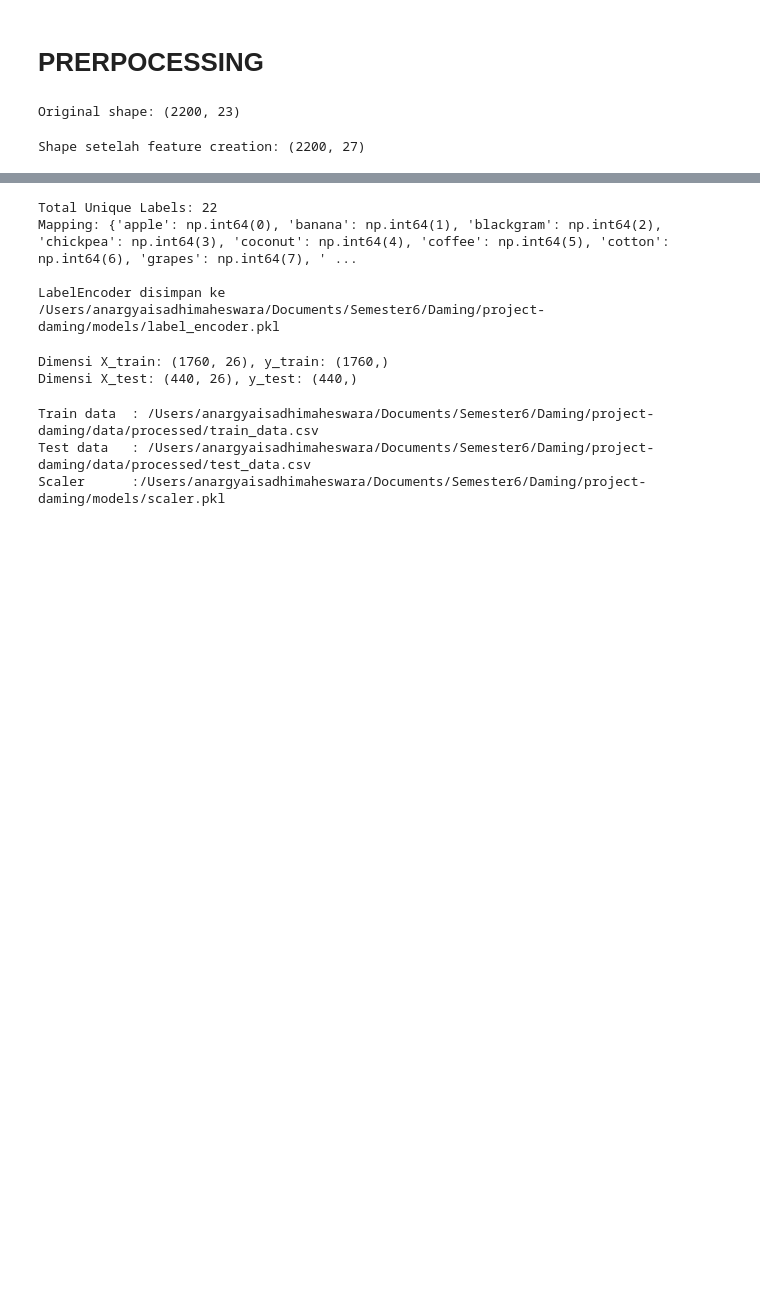
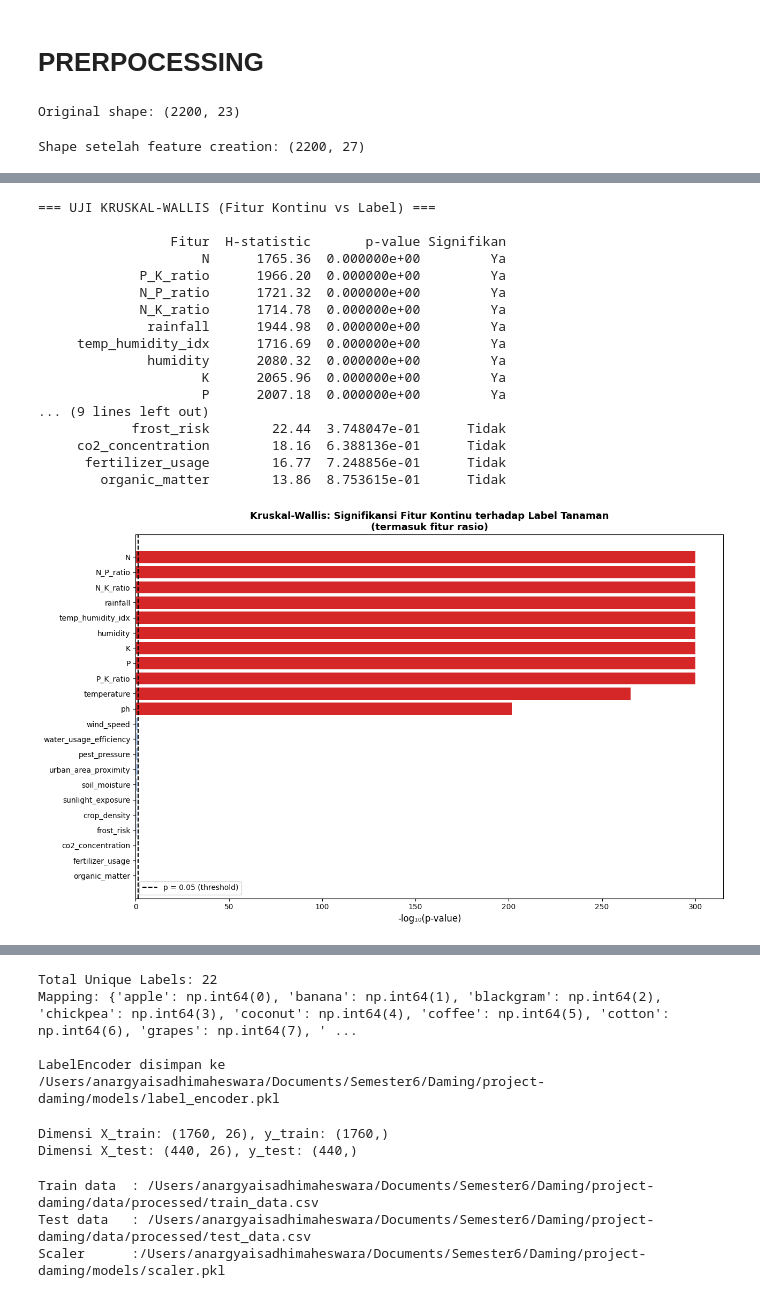
Before and after one commit to faqihfirman/project-daming, a Jupyter notebook: notebooks/preprocessing.ipynb, the cells around one changed output, grey strips where cells are left out. Cells and saved outputs as stored; diff of their text form; code cells hidden in the pictures; blank space fills up the shorter version.

```diff
--- a/notebooks/preprocessing.ipynb
+++ b/notebooks/preprocessing.ipynb
@@ -28,0 +146,48 @@ Shape setelah feature creation: (2200, 27)
+# %%
+# Kruskal-Wallis untuk fitur kontinu (exclude ordinal)
+continuous_cols = [c for c in num_cols_all if c not in ordinal_cols]
+label_groups = df_before_clip.groupby('label')
+
+kw_results = []
+for col in continuous_cols:
+    groups = [group[col].values for _, group in label_groups]
+    stat, p = stats.kruskal(*groups)
+    kw_results.append({'Fitur': col, 'H-statistic': round(stat, 2), 'p-value': p, 'Signifikan': 'Ya' if p < 0.05 else 'Tidak'})
+
+kw_df = pd.DataFrame(kw_results).sort_values('p-value').reset_index(drop=True)
+
+print("=== UJI KRUSKAL-WALLIS (Fitur Kontinu vs Label) ===\n")
+print(kw_df.to_string(index=False))
+
+# Visualisasi -log10(p-value)
+kw_plot = kw_df.sort_values('p-value', ascending=False)
+plt.figure(figsize=(13, 8))
+neg_log_p = -np.log10(kw_plot['p-value'].clip(lower=1e-300))
+kw_colors = ['#d62728' if p < 0.05 else '#aec7e8' for p in kw_plot['p-value']]
+plt.barh(kw_plot['Fitur'], neg_log_p, color=kw_colors)
+plt.axvline(x=-np.log10(0.05), color='black', linestyle='--', linewidth=1.5, label='p = 0.05 (threshold)')
+plt.xlabel('-log₁₀(p-value)', fontsize=12)
+plt.title('Kruskal-Wallis: Signifikansi Fitur Kontinu terhadap Label Tanaman\n(termasuk fitur rasio)', fontsize=13, fontweight='bold')
+plt.legend()
+plt.tight_layout()
+plt.savefig('../assets/preprocessing_kw_significance.png', dpi=120, bbox_inches='tight')
+plt.show()
+# %% [output]
+=== UJI KRUSKAL-WALLIS (Fitur Kontinu vs Label) ===
+
+                 Fitur  H-statistic       p-value Signifikan
+                     N      1765.36  0.000000e+00         Ya
+             P_K_ratio      1966.20  0.000000e+00         Ya
+             N_P_ratio      1721.32  0.000000e+00         Ya
+             N_K_ratio      1714.78  0.000000e+00         Ya
+              rainfall      1944.98  0.000000e+00         Ya
+     temp_humidity_idx      1716.69  0.000000e+00         Ya
+              humidity      2080.32  0.000000e+00         Ya
+                     K      2065.96  0.000000e+00         Ya
+                     P      2007.18  0.000000e+00         Ya
+... (9 lines left out)
+            frost_risk        22.44  3.748047e-01      Tidak
+     co2_concentration        18.16  6.388136e-01      Tidak
+      fertilizer_usage        16.77  7.248856e-01      Tidak
+        organic_matter        13.86  8.753615e-01      Tidak
+[figure, added]
```
Also changed, not shown: parts of 6 cells of this notebook.
